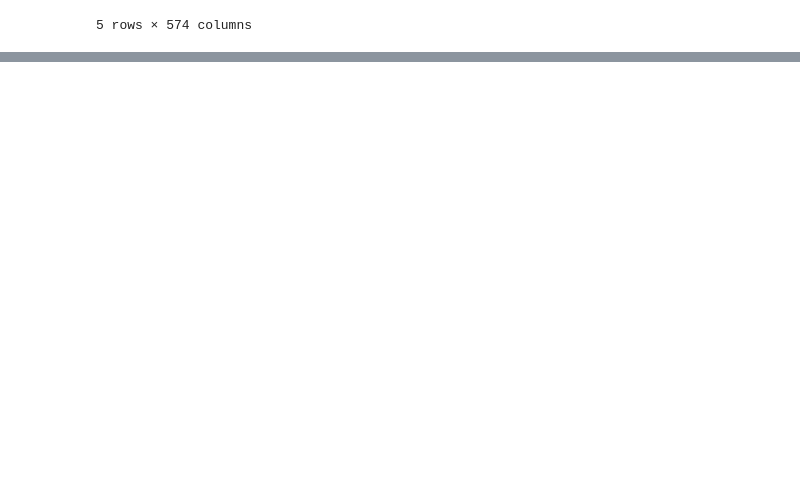
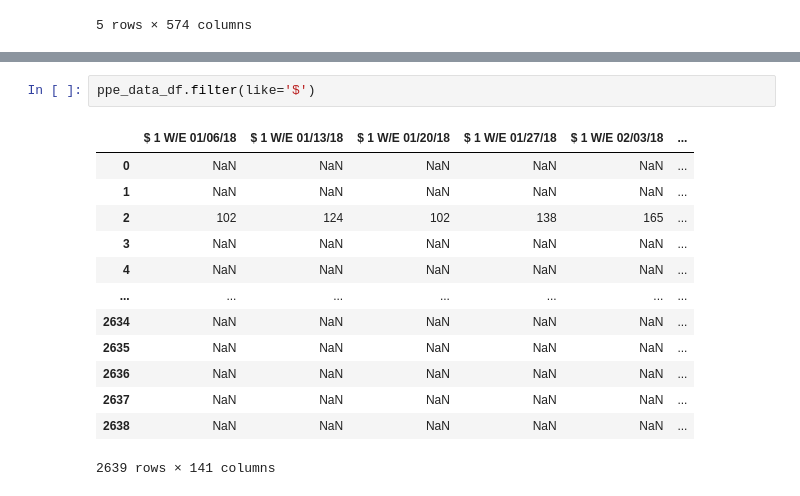
Before and after one commit to rmotta1992/Group-Project-1, a Jupyter notebook: PPE Data.ipynb, the cells around one changed output, grey strips where cells are left out. Cells and saved outputs as stored; diff of their text form; blank space fills up the shorter version.

```diff
--- a/PPE Data.ipynb
+++ b/PPE Data.ipynb
@@ -21,0 +72,16 @@ ppe_data_df.head()
+# %%
+ppe_data_df.filter(like='$')
+# %% [output]
+|  | $ 1 W/E 01/06/18 | $ 1 W/E 01/13/18 | $ 1 W/E 01/20/18 | $ 1 W/E 01/27/18 | $ 1 W/E 02/03/18 | ... |
+| 0 | NaN | NaN | NaN | NaN | NaN | ... |
+| 1 | NaN | NaN | NaN | NaN | NaN | ... |
+| 2 | 102 | 124 | 102 | 138 | 165 | ... |
+| 3 | NaN | NaN | NaN | NaN | NaN | ... |
+| 4 | NaN | NaN | NaN | NaN | NaN | ... |
+| ... | ... | ... | ... | ... | ... | ... |
+| 2634 | NaN | NaN | NaN | NaN | NaN | ... |
+| 2635 | NaN | NaN | NaN | NaN | NaN | ... |
+| 2636 | NaN | NaN | NaN | NaN | NaN | ... |
+| 2637 | NaN | NaN | NaN | NaN | NaN | ... |
+| 2638 | NaN | NaN | NaN | NaN | NaN | ... |
+2639 rows × 141 columns
```
Also changed, not shown: parts of 3 cells of this notebook.
